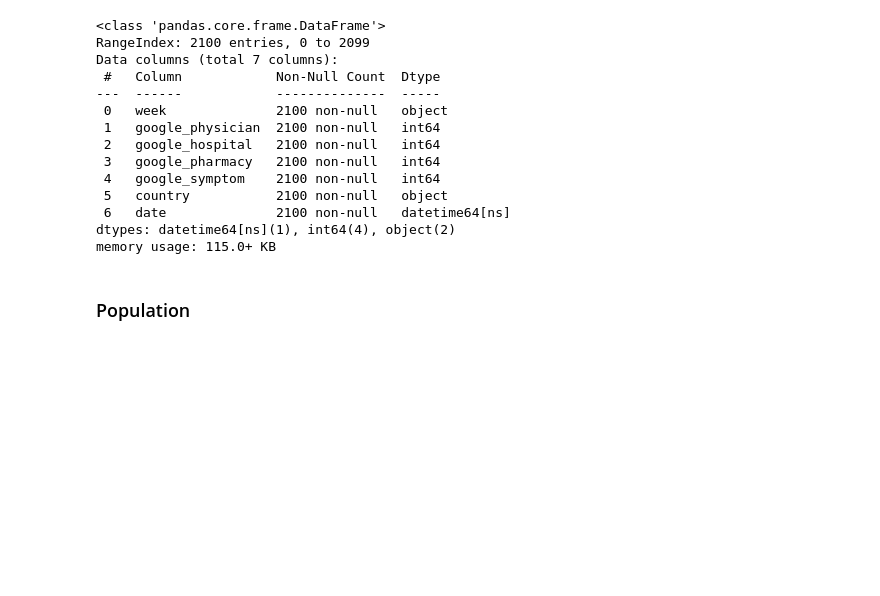
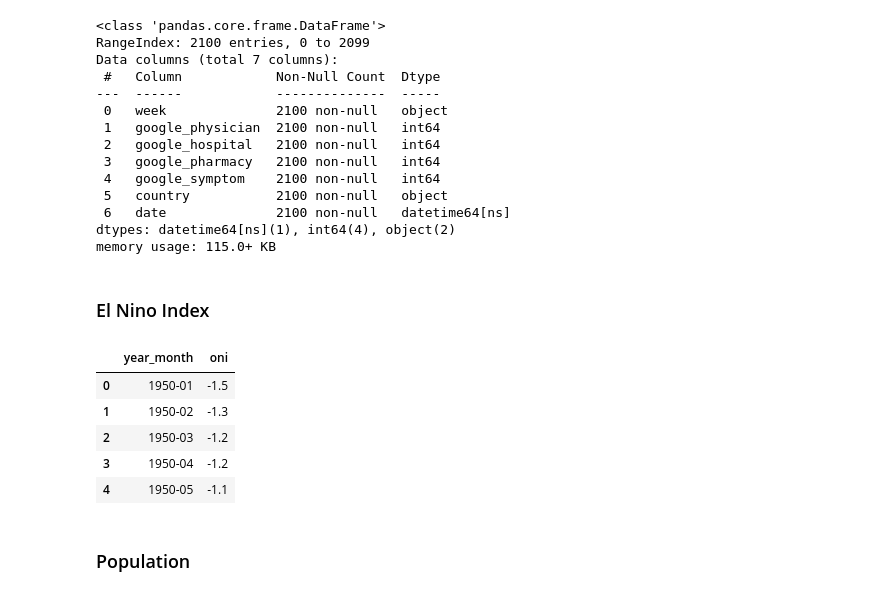
Before and after one commit to danielgvb/thesis, a Jupyter notebook: Data/xx_merging_steps.ipynb, the cells around one changed output. Saved outputs shown, nothing was run; the diff lists cells and outputs as text; code cells hidden in the pictures; blank space fills up the shorter version.

```diff
--- a/Data/xx_merging_steps.ipynb
+++ b/Data/xx_merging_steps.ipynb
@@ -377,6 +377,18 @@ Data columns (total 7 columns):
  6   date              2100 non-null   datetime64[ns]
 dtypes: datetime64[ns](1), int64(4), object(2)
 memory usage: 115.0+ KB
+# %% [markdown]
+### El Nino Index
+# %%
+df_nino = pd.read_csv('silver/oni.csv')
+df_nino.head()
+# %% [output]
+|  | year_month | oni |
+| 0 | 1950-01 | -1.5 |
+| 1 | 1950-02 | -1.3 |
+| 2 | 1950-03 | -1.2 |
+| 3 | 1950-04 | -1.2 |
+| 4 | 1950-05 | -1.1 |
 # %% [markdown]
 ### Population
 # %%
```
Also changed, not shown: parts of 4 cells of this notebook, 5 other files.
